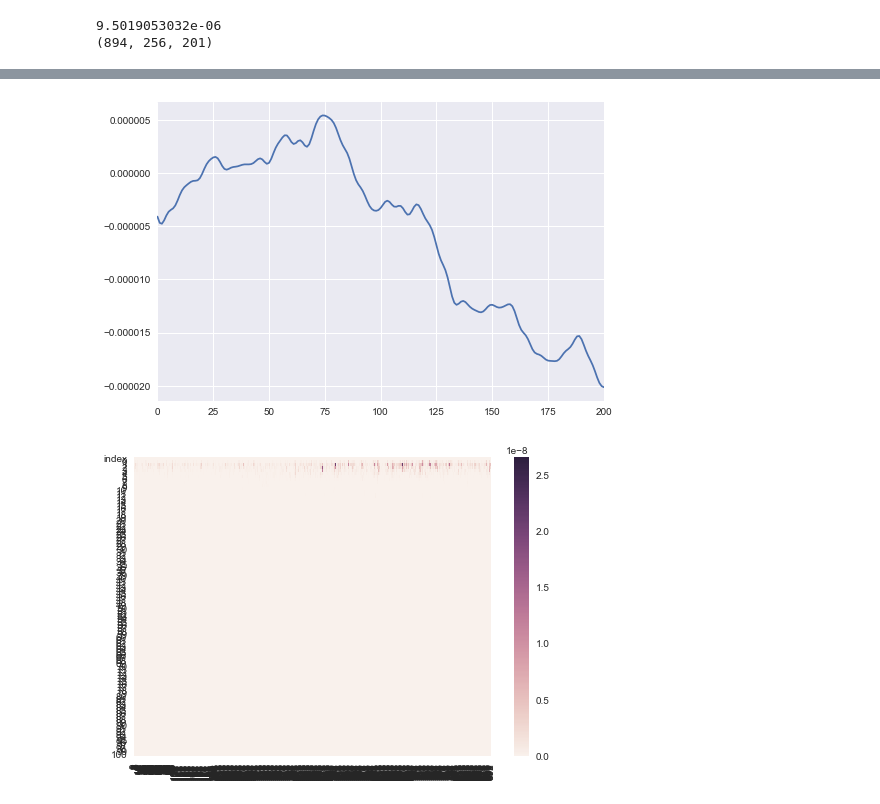
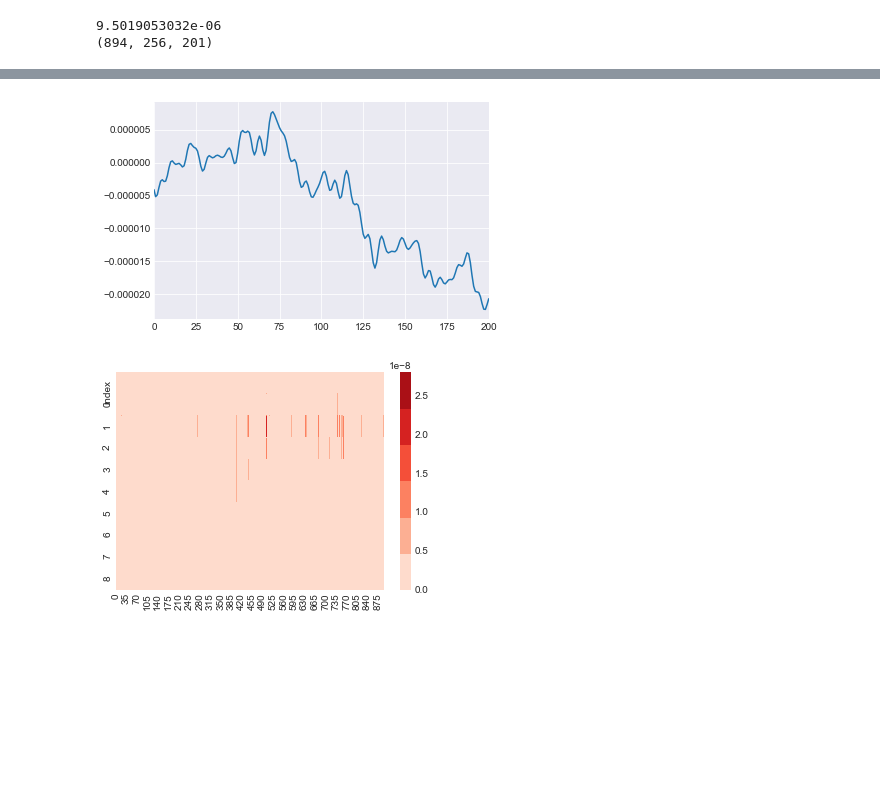
Before and after one commit to lucasputer/CienciaDeDatos, a Jupyter notebook: tp2/Pruebas.ipynb, the cells around one changed output, grey strips where cells are left out. Cells and saved outputs as stored; diff of their text form; code cells hidden in the pictures; blank space fills up the shorter version.

```diff
--- a/tp2/Pruebas.ipynb
+++ b/tp2/Pruebas.ipynb
@@ -62,6 +62,5 @@ def averageInEpoch(epoch_idx):
 
 
 def senal_suavizada(ts):
+    return ts
     return pd.ewma(pd.Series(ts), com=5.0)
-
-print senal_suavizada(averageInEpoch(0))[0]
@@ -71,5 +67,5 @@ print senal_suavizada(averageInEpoch(0))[0]
 # %%
-averagedElectrodesByEpoch = [senal_suavizada(averageInEpoch(i)) for i in range(894)]
+averagedElectrodesByEpoch = [list(senal_suavizada(averageInEpoch(i))) for i in range(894)]
 # Primer Epoch
 
 plt.show()
@@ -82,11 +78,20 @@ plt.show()
 
 #averagedEpochs = pd.DataFrame(data=data, columns=['epochs', 'frecuencas', 'potencias'])
 
+def freq_pots_relevantes(freqs, pots):
+    pairs_relevantes = filter(lambda x: x[0] <= 0.04, zip(freqs, pots))
+    freqs_relevantes = map(lambda x: x[0], pairs_relevantes)
+    amplitudes_relevantes = map(lambda x: x[1], pairs_relevantes)
+    print freqs_relevantes, amplitudes_relevantes
+    return (freqs_relevantes, amplitudes_relevantes)
+
+
 allEpochs = pd.DataFrame();
 for i in range(894):
     epoch_welch = scipy.signal.welch(averagedElectrodesByEpoch[i])
-    allEpochs = allEpochs.append(pd.DataFrame((epoch_welch[1])).transpose());
     frecuencas_sampleadas = epoch_welch[0]; # Deberia ser siempre lo mismo
+    (freqs_relevantes, pots_relevantes) = freq_pots_relevantes(frecuencas_sampleadas, epoch_welch[1])
+    allEpochs = allEpochs.append(pd.DataFrame(pots_relevantes).transpose());
 
 allEpochs = allEpochs.reset_index();
 
@@ -123,9 +127,9 @@ print allEpochs
 sns.tsplot(averagedElectrodesByEpoch[20])
 plt.show()
 # %% [output]
-[figure, old version]
+[figure, new version]
 # %%
-sns.heatmap(allEpochs.transpose())#, cmap=sns.color_palette("Reds") )
+sns.heatmap(allEpochs.transpose(), cmap=sns.color_palette("Reds") )
 plt.show()
 # %% [output]
-[figure, old version]
+[figure, new version]
```
Also changed, not shown: parts of 2 cells of this notebook.
